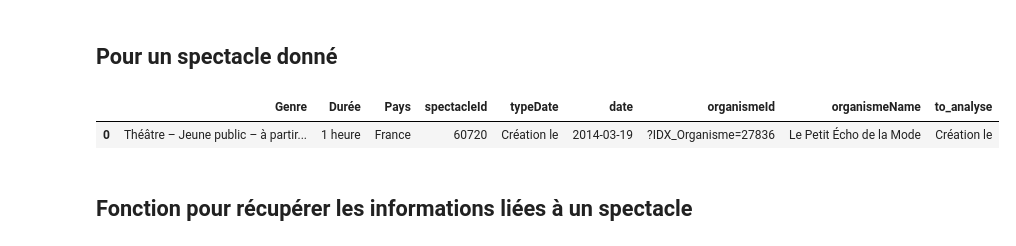
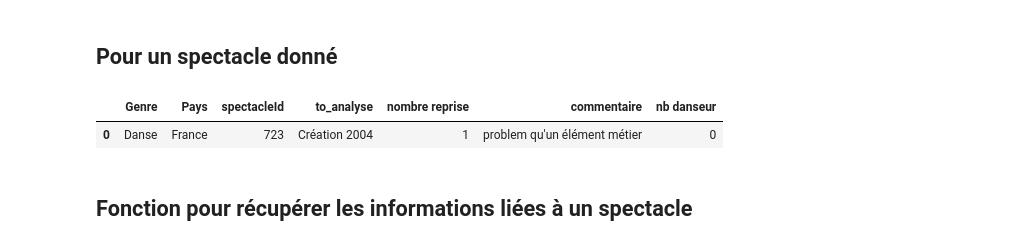
Before and after one commit to eliselavy/scrapper-notebook, a Jupyter notebook: notebooks/archives_spectacle/import_performance_info.ipynb, the cells around one changed output. Cells and saved outputs as stored; diff of their text form; code cells hidden in the pictures.

Commit message:
addition import_df_nb_danseurs method

```diff
--- a/notebooks/archives_spectacle/import_performance_info.ipynb
+++ b/notebooks/archives_spectacle/import_performance_info.ipynb
@@ -12,7 +12,8 @@ from bs4 import BeautifulSoup
 #spectacleId="37982"
 
 #here id example with inside <p> <span class="n"> spectacleId="60720"
-spectacleId="60720"
+spectacleId="723"
+#spectacleId="60720"
 #spectacleId="36956"
 #spectacleId="20185"
 # specify which URL/web page we are going to be scraping
@@ -30,36 +31,97 @@ for row in div_interested.find_all('table')[0].findAll('tr'):
     th = row.findAll('th')[0].contents[0]
     td = row.findAll('td')[0].contents[0]
     column_label.append(th)
     column_value.append(td)
 new_table = pd.DataFrame(columns=column_label, index= [0]) # I know the size
 new_table["spectacleId"]=int(spectacleId)
 for row in div_interested.find_all('table')[0].findAll('tr'):
     th = row.findAll('th')[0].contents[0]
     td = row.findAll('td')[0].contents[0].strip()
     new_table.at[0,th] = td
 #Recuperer creation_date - organism_creation
 #the div where the information is
 div_spectacle = soup.find('div', id='div_Spectacle')
 p_spectacle = div_spectacle.find_all('p')[0]
 if(p_spectacle) != None :
     for time in p_spectacle.findAll('time'):
         if time.has_attr('datetime'):
             new_table["typeDate"]=time.previousSibling
             new_table["date"]=time['datetime']
     for organism in p_spectacle.findAll('a',class_ ='c_Organisme'):
         if organism.has_attr('href'):
             new_table["organismeId"]=organism['href']
             new_table["organismeName"]=organism.contents[0].strip()
     if p_spectacle.find_all('span'):
         first = next(p_spectacle.stripped_strings)
         new_table["to_analyse"]=first
     else:
         new_table["to_analyse"]=p_spectacle.contents[0].string.strip()
-
+#partie sur la taille des équipes
+possible_job=['Danse','Circassien']
+nb_equipe=len(soup.find_all('table', class_='f-spectacle__equipe'))
+nb_danseurs=0
+job_rowid = {}
+id_row_dance_start=0
+if nb_equipe > 1:
+    nb_reprise=nb_equipe-1
+    new_table["nombre reprise"]=nb_reprise
+    #on regarde si reprise
+    reprise_div=soup.find_all('div', id='onglets-reprise')
+    if reprise_div:
+        rows=soup.find_all('table',class_='f-spectacle__equipe')[1].findAll('tr')
+        for i in range(len(rows)):
+            th_all = rows[i].findAll('th')
+            #on récupère le nombre de row par métiers et la ligne danse
+            for th in th_all:
+                job_rowid[i] = th.getText()
+                #find the row for the possible_job
+                if any(x in th.getText() for x in possible_job):
+                    id_row_dance_start=i
+        keys = list(job_rowid)
+        if len(keys)>1:
+            id_row_dance_end = keys[keys.index(id_row_dance_start) + 1]
+            rows=soup.find_all('table', class_='f-spectacle__equipe')[1].findAll('tr')
+            for j in range(len(rows)):
+                if j>=id_row_dance_start and j<id_row_dance_end:
+                    #parfois <span class="c_Commentaire">24 danseurs</span>
+                    span=rows[j].find('span',class_ ='c_Commentaire')
+                    if span:
+                        new_table["commentaire"]=span.getText()
+                    anchor=rows[j].find('a',class_ ='c_Personne b')
+                    if anchor:
+                        nb_danseurs += 1
+        else:
+            new_table["commentaire"]="problem qu'un élément métier"
+if nb_equipe == 1:
+    rows=soup.find_all('table')[0].findAll('tr')
+    for i in range(len(rows)):
+        th_all = rows[i].findAll('th')
+        #on récupère le nombre de row par métiers et la ligne danse
+        for th in th_all:
+            job_rowid[i] = th.getText()
+            #find the row for the possible_job
+            if any(x in th.getText() for x in possible_job):
+                id_row_dance_start=i
+    if id_row_dance_start!=0:
+        keys = list(job_rowid)
+        id_row_dance_end = keys[keys.index(id_row_dance_start) + 1]
+        rows=soup.find_all('table')[0].findAll('tr')
+        for j in range(len(rows)):
+            if j>=id_row_dance_start and j<id_row_dance_end:
+                #parfois <span class="c_Commentaire">24 danseurs</span>
+                span=rows[j].find('span',class_ ='c_Commentaire')
+                if span:
+                    new_table["commentaire"]=span.getText()
+                anchor=rows[j].find('a',class_ ='c_Personne b')
+                if anchor:
+                    nb_danseurs += 1
+    else:
+         new_table["commentaire"]="pas de job danse"
+new_table["nb danseur"]=nb_danseurs
 new_table
 # %% [output]
-|  | Genre | Durée | Pays | spectacleId | typeDate | date | organismeId | organismeName | to_analyse |
-| 0 | Théâtre – Jeune public – à partir... | 1 heure | France | 60720 | Création le | 2014-03-19 | ?IDX_Organisme=27836 | Le Petit Écho de la Mode | Création le |
+|  | Genre | Pays | spectacleId | to_analyse | nombre reprise | commentaire | nb danseur |
+| 0 | Danse | France | 723 | Création 2004 | 1 | problem qu'un élément métier | 0 |
 # %% [markdown]
 ## Fonction pour récupérer les informations liées à un spectacle
 # %%
```
Also changed, not shown: parts of 5 cells of this notebook.
